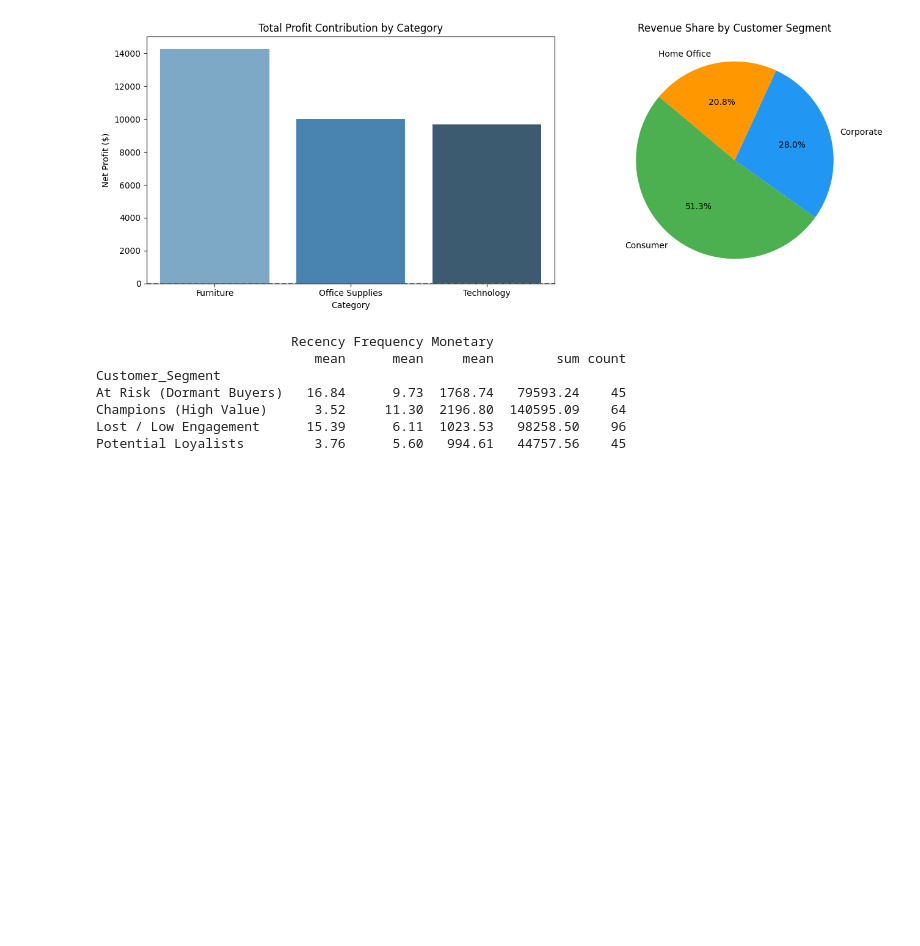
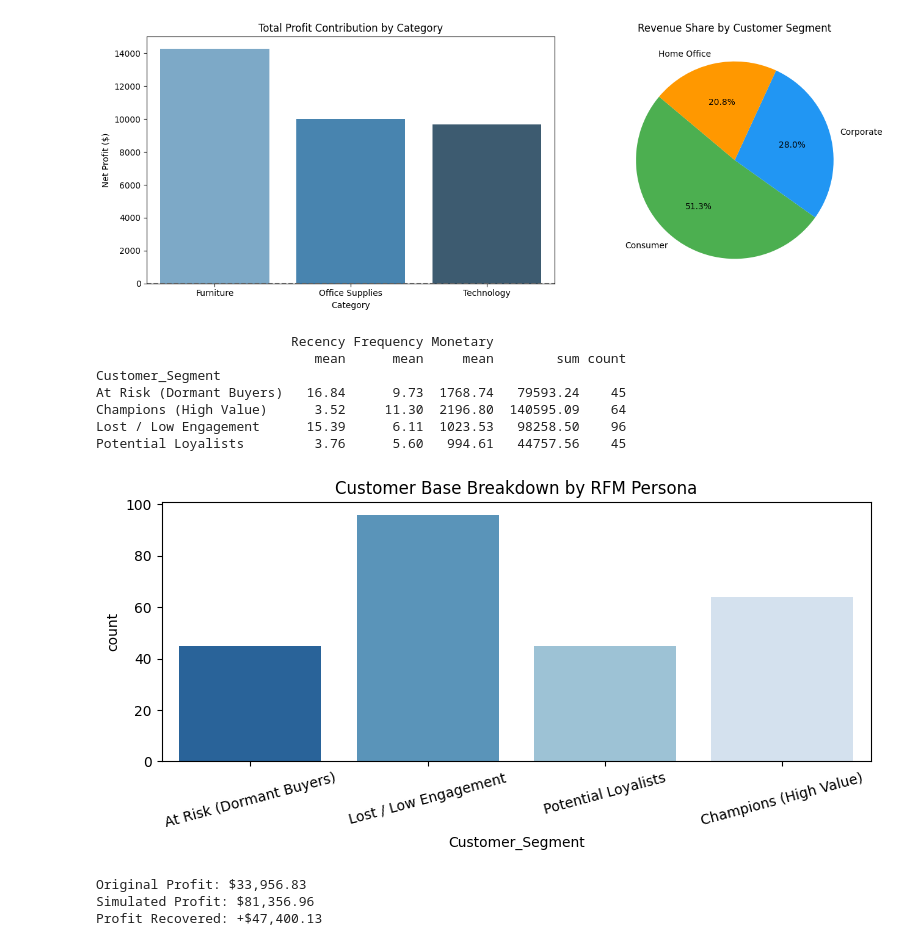
Before and after one commit to Anukram01/Ecommerce-Sales-Analytics, a Jupyter notebook: Ecommerce_Sales_Analytics.ipynb, the cells around one changed output. Cells and saved outputs as stored; diff of their text form; code cells hidden in the pictures; blank space fills up the shorter version.

```diff
--- a/Ecommerce_Sales_Analytics.ipynb
+++ b/Ecommerce_Sales_Analytics.ipynb
@@ -207,42 +207,25 @@ Champions (High Value)      3.52     11.30  2196.80  140595.09    64
 Lost / Low Engagement      15.39      6.11  1023.53   98258.50    96
 Potential Loyalists         3.76      5.60   994.61   44757.56    45
 # %%
-# Visualizing RFM Personas & Simulation
+import matplotlib.pyplot as plt, seaborn as sns
 plt.figure(figsize=(8, 4))
-sns.countplot(
-    data=rfm,
-        x='Customer_Segment',
-            order=['Champions (High Value)', 'Potential Loyalists', 'At Risk (Dormant Buyers)', 'Lost / Low Engagement'],
-                palette='Blues_r',
-                    hue='Customer_Segment',
-                        legend=False
-                        )
-                        plt.title('Customer Base Breakdown by RFM Persona', fontsize=12, fontweight='bold')
-                        plt.xlabel('Customer Persona')
-                        plt.ylabel('Customer Count')
-                        plt.xticks(rotation=15)
-                        plt.tight_layout()
-                        plt.show()
+sns.countplot(data=rfm, x='Customer_Segment', palette='Blues_r', hue='Customer_Segment', legend=False)
+plt.title('Customer Base Breakdown by RFM Persona')
+plt.xticks(rotation=15)
+plt.tight_layout()
+plt.show()
 
-                        # What-If Simulation: Cap discounts at 25%
-                        df_sim = df.copy()
-                        df_sim['Simulated_Discount'] = df_sim['Discount'].apply(lambda d: min(d, 0.25))
+df_sim = df.copy()
+df_sim['Simulated_Discount'] = df_sim['Discount'].apply(lambda d: min(d, 0.25))
+sim_margin = np.where(df_sim['Simulated_Discount'] >= 0.30, -0.25 * (df_sim['Simulated_Discount'] / 0.30), np.random.uniform(0.10, 0.35, len(df_sim)))
+df_sim['Simulated_Profit'] = np.round(df_sim['Sales'] * sim_margin, 2)
+profit_uplift = df_sim['Simulated_Profit'].sum() - df['Profit'].sum()
 
-                        simulated_margin_rate = np.where(
-                            df_sim['Simulated_Discount'] >= 0.30,
-                                -0.25 * (df_sim['Simulated_Discount'] / 0.30),
-                                    np.random.uniform(0.10, 0.35, len(df_sim))
-                                    )
-                                    df_sim['Simulated_Profit'] = np.round(df_sim['Sales'] * simulated_margin_rate, 2)
-
-                                    total_orig_profit = df['Profit'].sum()
-                                    total_sim_profit = df_sim['Simulated_Profit'].sum()
-                                    profit_uplift = total_sim_profit - total_orig_profit
-
-                                    print("="*60)
-                                    print("🎯 STRATEGIC WHAT-IF SIMULATION RESULTS (25% DISCOUNT CAP)")
-                                    print("="*60)
-                                    print(f"Original Net Profit       : ${total_orig_profit:,.2f}")
-                                    print(f"Simulated Net Profit      : ${total_sim_profit:,.2f}")
-                                    print(f"Net Profit Recovered      : +${profit_uplift:,.2f}")
-                                    print("="*60)
+print(f"Original Profit: ${df['Profit'].sum():,.2f}")
+print(f"Simulated Profit: ${df_sim['Simulated_Profit'].sum():,.2f}")
+print(f"Profit Recovered: +${profit_uplift:,.2f}")
+# %% [output]
+[figure, added]
+Original Profit: $33,956.83
+Simulated Profit: $81,356.96
+Profit Recovered: +$47,400.13
```
